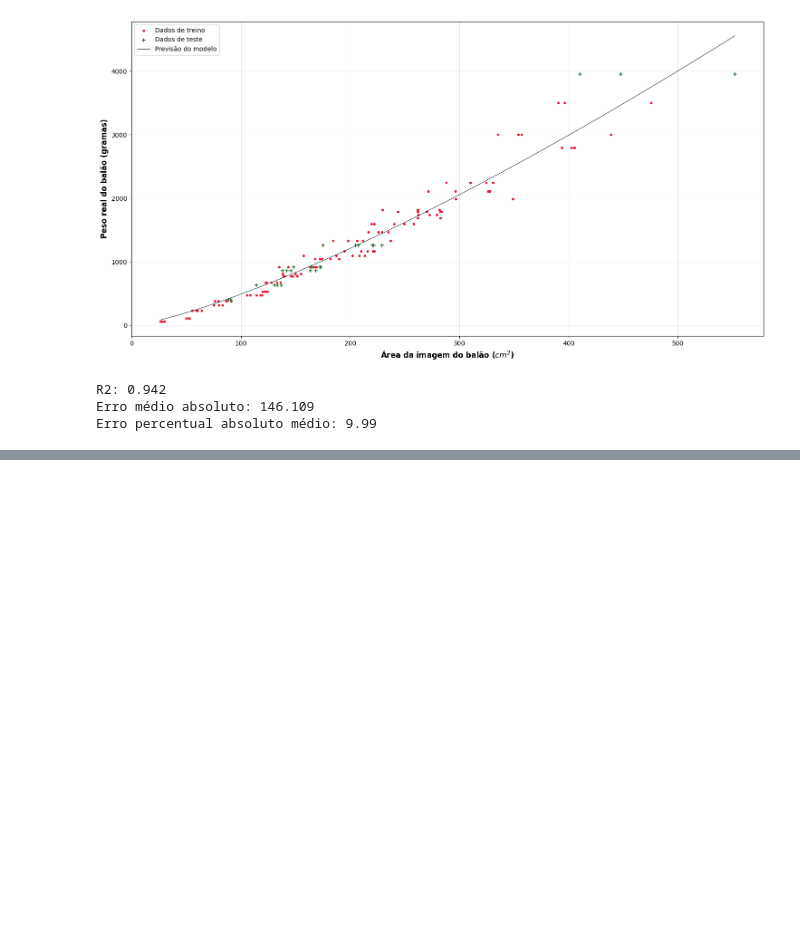
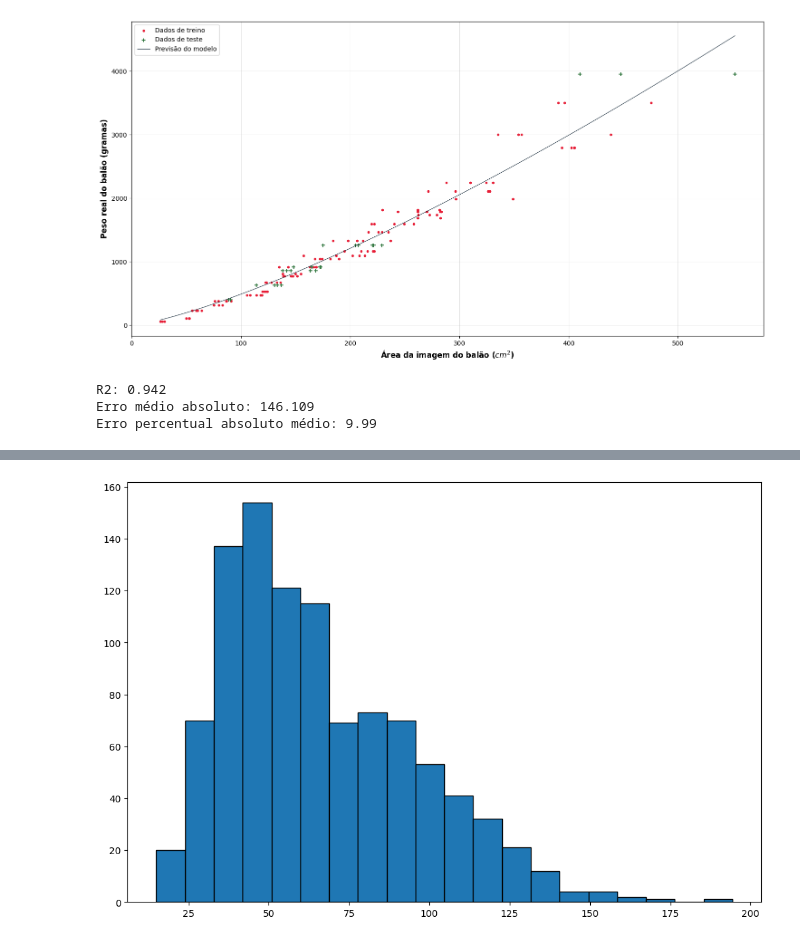
Before and after one commit to AriBarrosFilho/Future_Alaatus_Projeto_Local, a Jupyter notebook: analise_dados/previsao.ipynb, the cells around one changed output, grey strips where cells are left out. Drawn from its saved outputs; the diff is of its cells as text; code cells hidden in the pictures; blank space fills up the shorter version.

```diff
--- a/analise_dados/previsao.ipynb
+++ b/analise_dados/previsao.ipynb
@@ -1194,0 +1367,6 @@ Erro percentual absoluto médio: 9.99
+# %%
+plt.figure(figsize = (12, 8))
+plt.hist(lista_erro_medio_absoluto, edgecolor = "k", bins = 20)
+plt.show()
+# %% [output]
+[figure, added]
```
Also changed, not shown: parts of 27 cells of this notebook.
